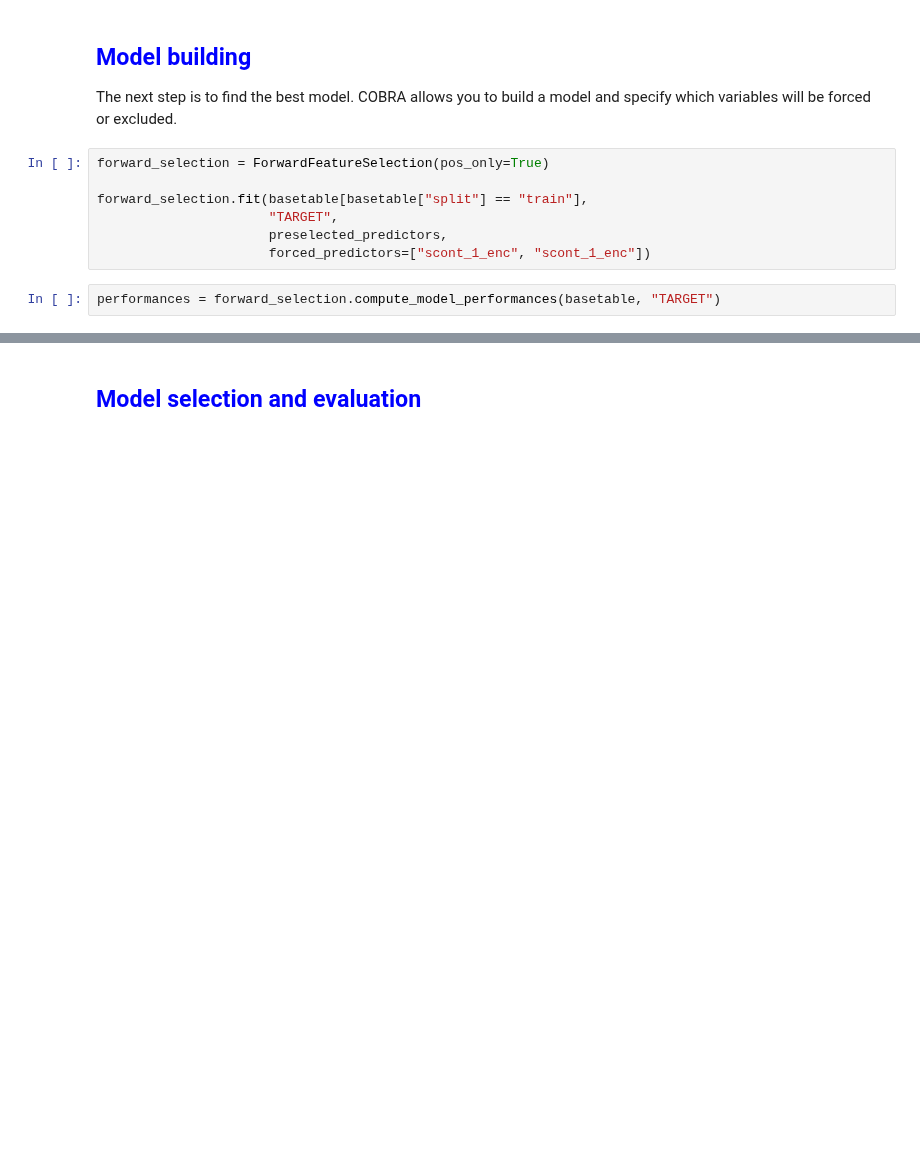
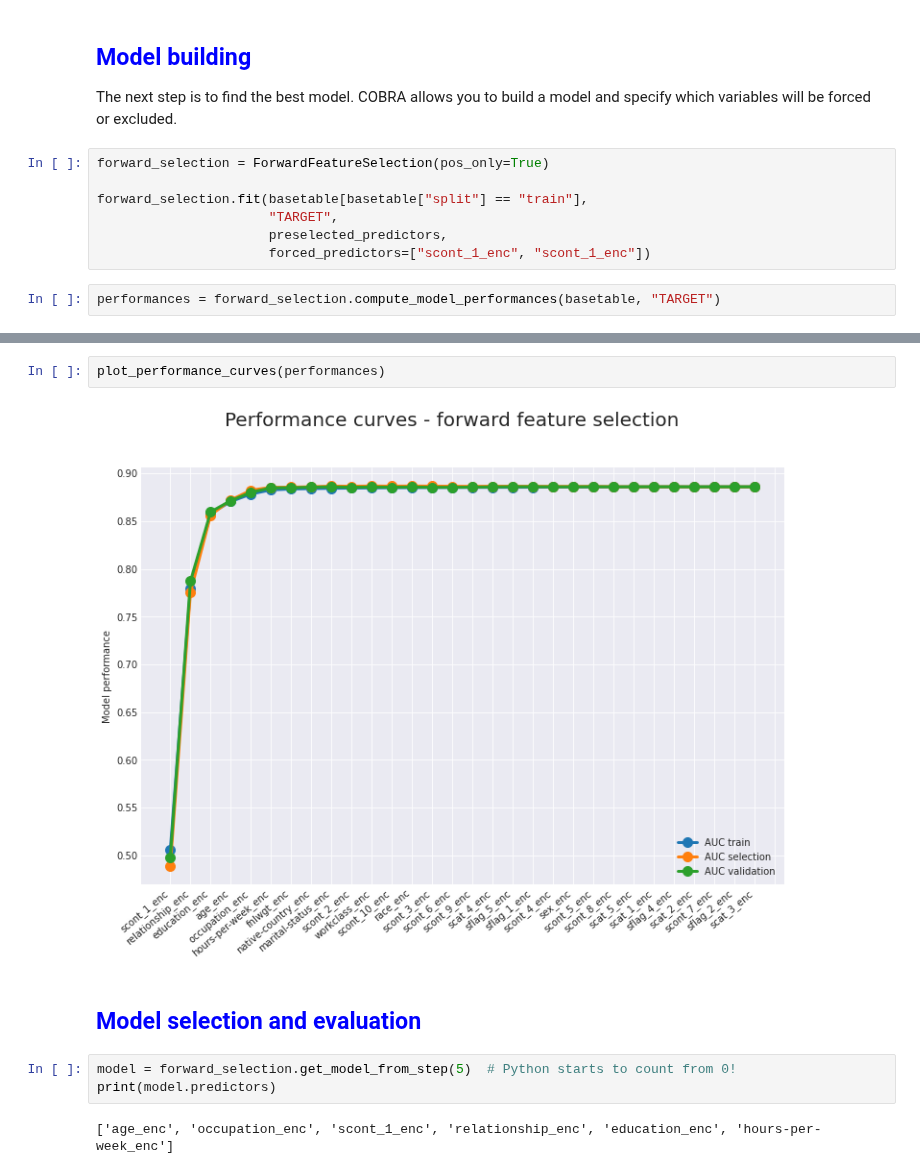
Before and after one commit to PythonPredictions/cobra, a Jupyter notebook: examples/examples.ipynb, the cells around one changed output, grey strips where cells are left out. Drawn from its saved outputs; the diff is of its cells as text; blank space fills up the shorter version.

```diff
--- a/examples/examples.ipynb
+++ b/examples/examples.ipynb
@@ -213,2 +219,11 @@ performances.head()
+# %%
+plot_performance_curves(performances)
+# %% [output]
+[figure, added]
 # %% [markdown]
 ## <font color='blue'>Model selection and evaluation</font>
+# %%
+model = forward_selection.get_model_from_step(5)  # Python starts to count from 0!
+print(model.predictors)
+# %% [output]
+['age_enc', 'occupation_enc', 'scont_1_enc', 'relationship_enc', 'education_enc', 'hours-per-week_enc']
```
Also changed, not shown: parts of 17 cells of this notebook, 1 other file.
